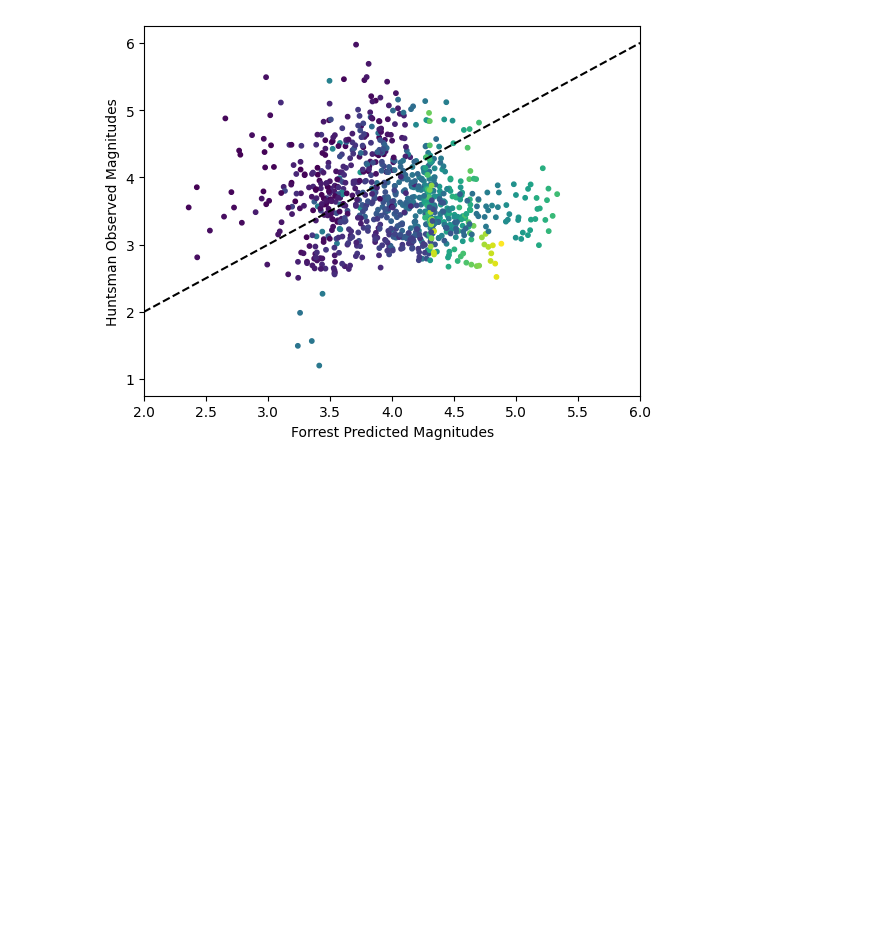
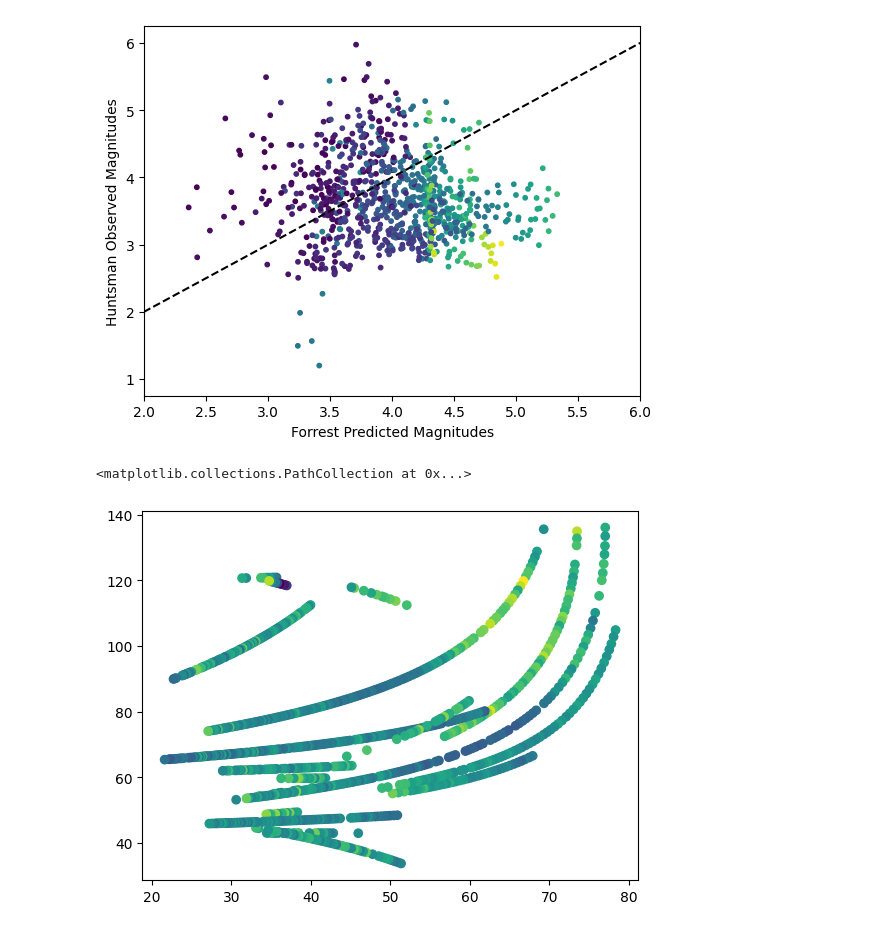
Before and after one commit to Physarah/satellite-optical-brightness, a Jupyter notebook: daytime/pass_prediction/predict_all.ipynb, the cells around one changed output. Cells and saved outputs as stored; diff of their text form; code cells hidden in the pictures; blank space fills up the shorter version.

```diff
--- a/daytime/pass_prediction/predict_all.ipynb
+++ b/daytime/pass_prediction/predict_all.ipynb
@@ -140,6 +140,9 @@ for i, (sat_alt, sat_az, sat_h, time) in \
 #magnitudes_lab_brdfs = lumos.conversions.intensity_to_ab_mag(intensities_lab_brdfs)
 #magnitudes_inferred_brdfs = lumos.conversions.intensity_to_ab_mag(intensities_inferred_brdfs)
 # %%
+satellite_data['sun_alt'] = sun_alt_list
+satellite_data['sun_az'] = sun_az_list
+
 float_list = np.array([float(arr) for arr in intensities_lab_brdfs])
 magnitudes_lab_brdfs = lumos.conversions.intensity_to_ab_mag(float_list)
 # %%
@@ -259,3 +262,8 @@ satellite_data.rename(columns={'forrest_magnitudes': 'forrest_magnitudes_lambert
 df = satellite_data.drop(satellite_data.columns[:4], axis=1)
 # %%
 df.to_csv('/Users/physarah/Desktop/forrest_comparison_sat_data.csv')
+# %%
+plt.scatter(satellite_data['altitude2'], satellite_data['azimuth2'], c = satellite_data['calibed_mags'])
+# %% [output]
+<matplotlib.collections.PathCollection at 0x...>
+[figure, added]
```
Also changed, not shown: parts of 14 cells of this notebook, 7 other files.
